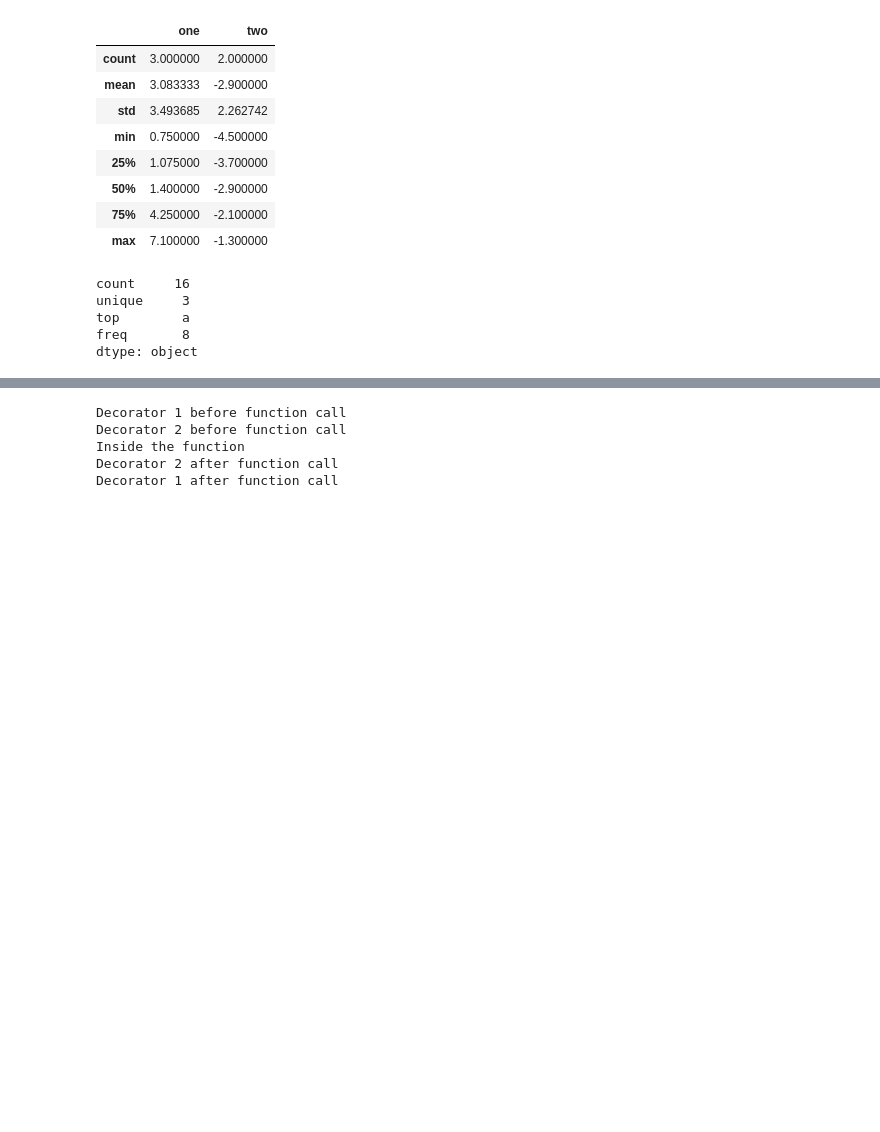
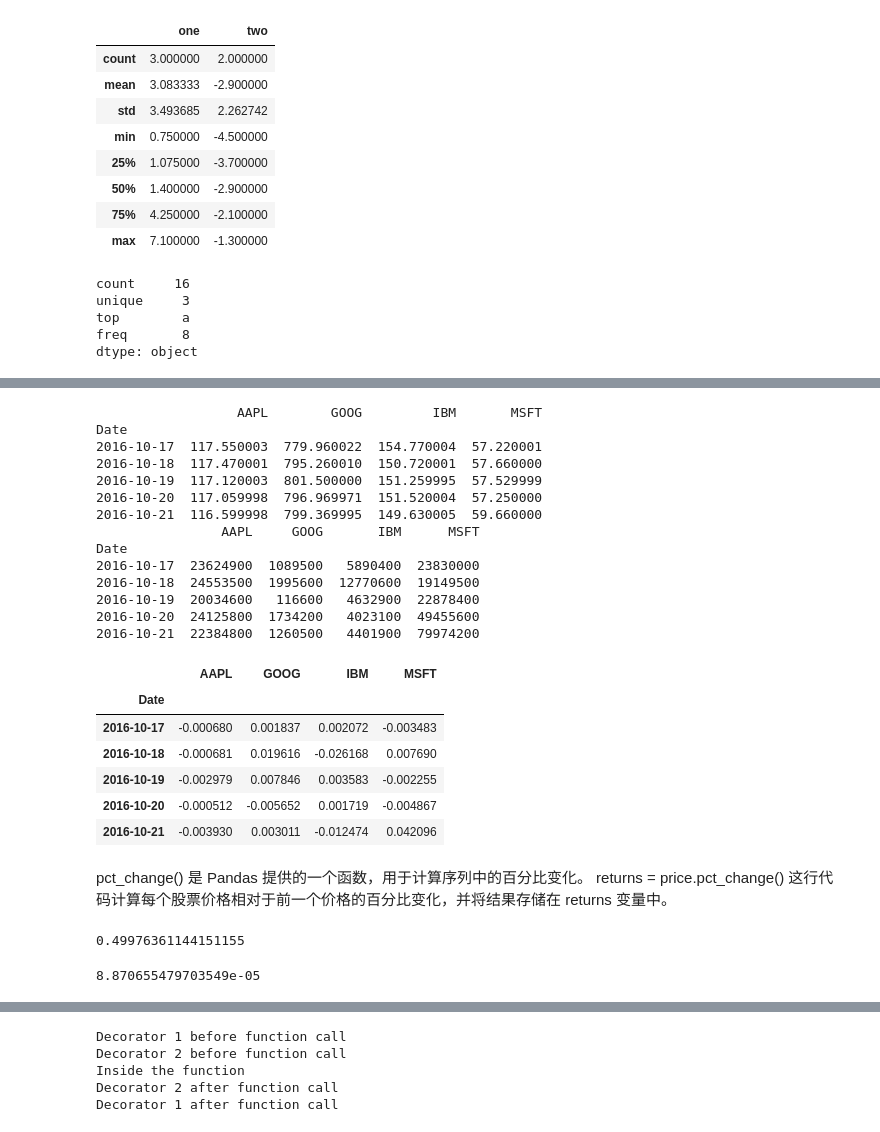
Before and after one commit to ZBC-pro/Using_Python_for_data_analysis, a Jupyter notebook: chapter_5/Pandas_Basic_Function.ipynb, the cells around one changed output, grey strips where cells are left out. Drawn from its saved outputs; the diff is of its cells as text; code cells hidden in the pictures; blank space fills up the shorter version.

```diff
--- a/chapter_5/Pandas_Basic_Function.ipynb
+++ b/chapter_5/Pandas_Basic_Function.ipynb
@@ -1573,3 +1573,45 @@ freq：出现次数最多的值的频率。
 ![jupyter](./5.9.png)
 # %%
 #相关系数与协方差
+#有些汇总统计，如相关系数和协方差，是通过计算成对的参数得到的。 以Yahoo的股票价格为例：
+price = pd.read_pickle("../examples/yahoo_price.pkl")
+volume = pd.read_pickle("../examples/yahoo_volume.pkl")
+
+print(price.tail())
+print(volume.tail())
+
+#计算股价的百分比变化，有关股票这类时间序列的操作在十一章
+returns = price.pct_change()
+returns.tail()
+# %% [output]
+                  AAPL        GOOG         IBM       MSFT
+Date
+2016-10-17  117.550003  779.960022  154.770004  57.220001
+2016-10-18  117.470001  795.260010  150.720001  57.660000
+2016-10-19  117.120003  801.500000  151.259995  57.529999
+2016-10-20  117.059998  796.969971  151.520004  57.250000
+2016-10-21  116.599998  799.369995  149.630005  59.660000
+                AAPL     GOOG       IBM      MSFT
+Date
+2016-10-17  23624900  1089500   5890400  23830000
+2016-10-18  24553500  1995600  12770600  19149500
+2016-10-19  20034600   116600   4632900  22878400
+2016-10-20  24125800  1734200   4023100  49455600
+2016-10-21  22384800  1260500   4401900  79974200
+|  | AAPL | GOOG | IBM | MSFT |
+| Date |  |  |  |  |
+| 2016-10-17 | -0.000680 | 0.001837 | 0.002072 | -0.003483 |
+| 2016-10-18 | -0.000681 | 0.019616 | -0.026168 | 0.007690 |
+| 2016-10-19 | -0.002979 | 0.007846 | 0.003583 | -0.002255 |
+| 2016-10-20 | -0.000512 | -0.005652 | 0.001719 | -0.004867 |
+| 2016-10-21 | -0.003930 | 0.003011 | -0.012474 | 0.042096 |
+# %% [markdown]
+pct_change() 是 Pandas 提供的一个函数，用于计算序列中的百分比变化。
+returns = price.pct_change()
+这行代码计算每个股票价格相对于前一个价格的百分比变化，并将结果存储在 returns 变量中。
+# %%
+#Series的corr方法用于计算两个Series中重叠的、非 Na 的，按索引对齐的值的相关系数。
+#cov用于计算协方差：
+returns["MSFT"].corr(returns["IBM"])
+# %% [output]
+0.49976361144151155
@@ -1575,0 +1625,4 @@ freq：出现次数最多的值的频率。
+# %%
+returns["MSFT"].cov(returns["IBM"])
+# %% [output]
+8.870655479703549e-05
```
Also changed, not shown: parts of 29 cells of this notebook, 26 other files.
